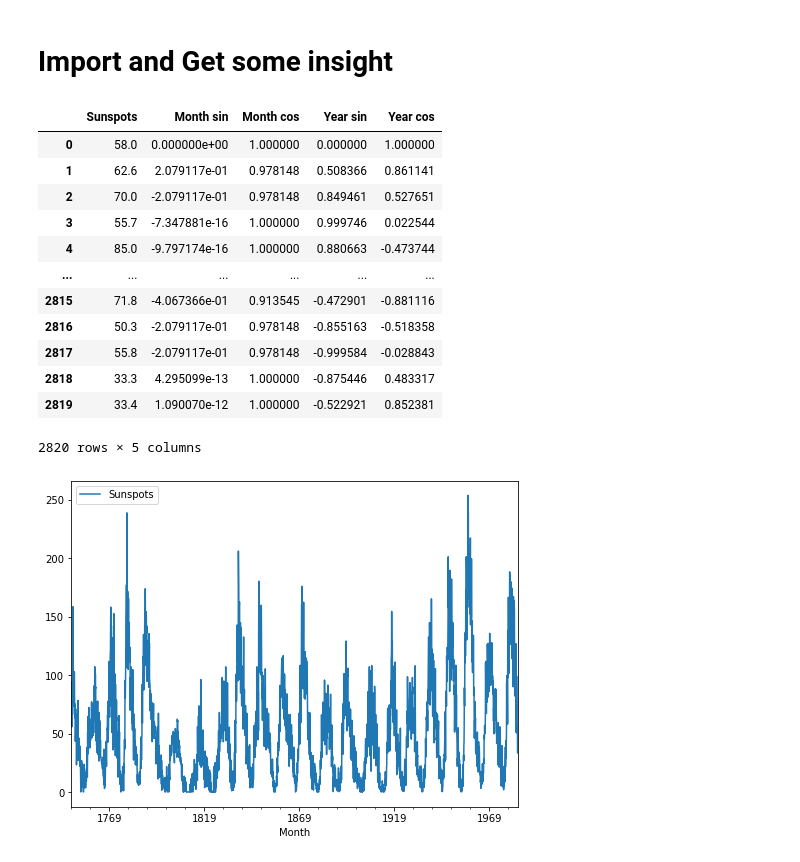
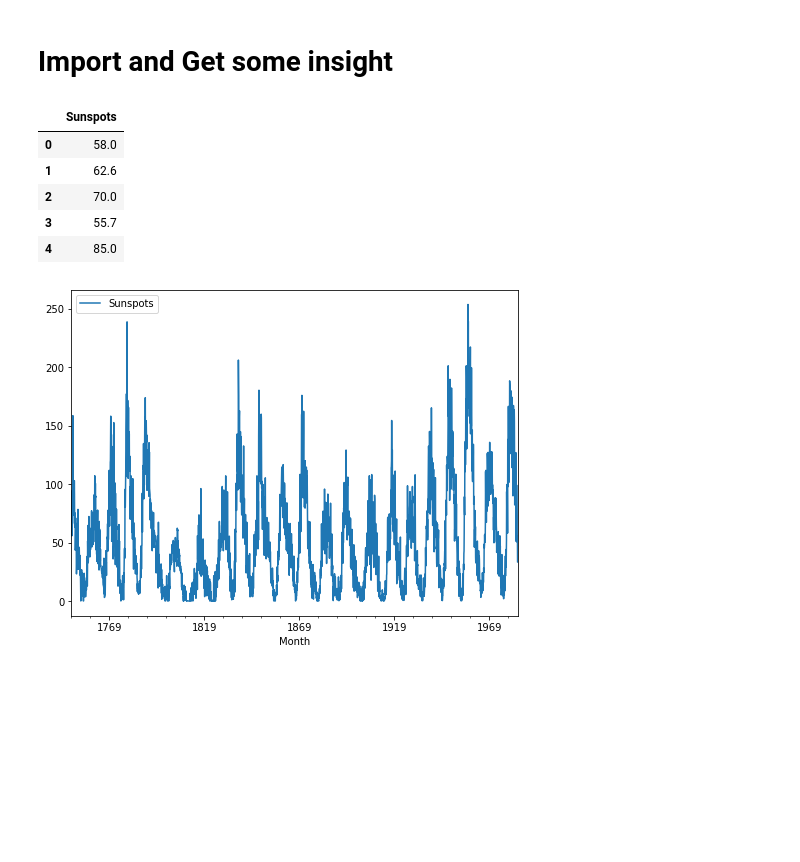
Before and after one commit to tanatornfai/reading_group, a Jupyter notebook: Code/LSTM/Timeseries.ipynb, the cells around one changed output. Drawn from its saved outputs; the diff is of its cells as text; code cells hidden in the pictures; blank space fills up the shorter version.

```diff
--- a/Code/LSTM/Timeseries.ipynb
+++ b/Code/LSTM/Timeseries.ipynb
@@ -20,21 +20,14 @@ df = pd.read_csv('monthly-sunspots.csv')
 
 date_time = pd.to_datetime(df.pop('Month'), format='%Y-%m')
 # %%
-df
+df.head()
 # %% [output]
-|  | Sunspots | Month sin | Month cos | Year sin | Year cos |
-| 0 | 58.0 | 0.000000e+00 | 1.000000 | 0.000000 | 1.000000 |
-| 1 | 62.6 | 2.079117e-01 | 0.978148 | 0.508366 | 0.861141 |
-| 2 | 70.0 | -2.079117e-01 | 0.978148 | 0.849461 | 0.527651 |
-| 3 | 55.7 | -7.347881e-16 | 1.000000 | 0.999746 | 0.022544 |
-| 4 | 85.0 | -9.797174e-16 | 1.000000 | 0.880663 | -0.473744 |
-| ... | ... | ... | ... | ... | ... |
-| 2815 | 71.8 | -4.067366e-01 | 0.913545 | -0.472901 | -0.881116 |
-| 2816 | 50.3 | -2.079117e-01 | 0.978148 | -0.855163 | -0.518358 |
-| 2817 | 55.8 | -2.079117e-01 | 0.978148 | -0.999584 | -0.028843 |
-| 2818 | 33.3 | 4.295099e-13 | 1.000000 | -0.875446 | 0.483317 |
-| 2819 | 33.4 | 1.090070e-12 | 1.000000 | -0.522921 | 0.852381 |
+|  | Sunspots |
+| 0 | 58.0 |
+| 1 | 62.6 |
+| 2 | 70.0 |
+| 3 | 55.7 |
+| 4 | 85.0 |
-2820 rows × 5 columns
 # %%
 plot_cols = ['Sunspots']
 plot_features = df[plot_cols]
```
